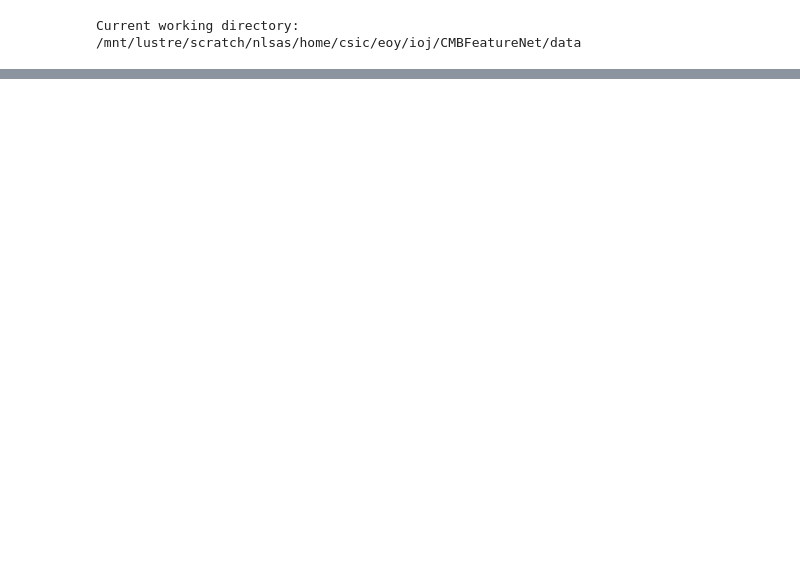
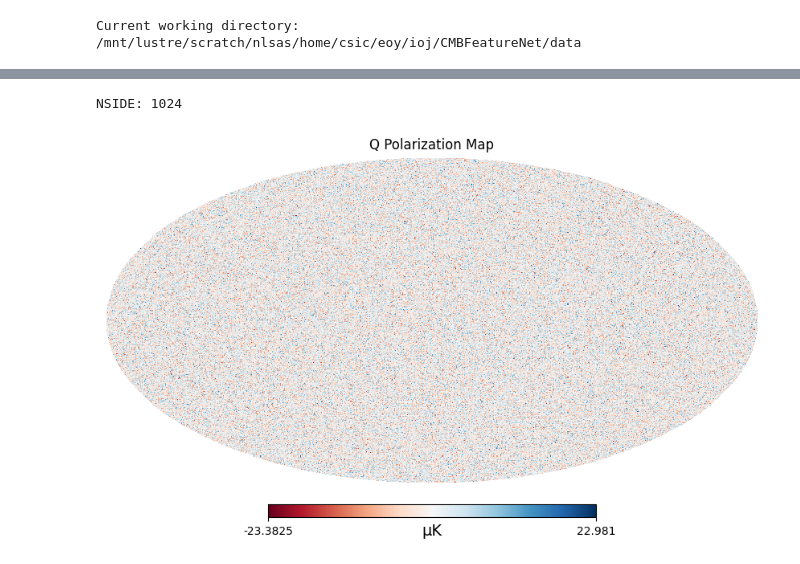
Before and after one commit to SkyExplain/SkySimulation, a Jupyter notebook: Notebooks/Loss_info_Cls-maps.ipynb, the cells around one changed output, grey strips where cells are left out. Cells and saved outputs as stored; diff of their text form; code cells hidden in the pictures; blank space fills up the shorter version.

```diff
--- a/Notebooks/Loss_info_Cls-maps.ipynb
+++ b/Notebooks/Loss_info_Cls-maps.ipynb
@@ -75,0 +58,3 @@ FileNotFoundError: ./experimental_data/simulated_ang_power_spectra.csv not found
+# %%
+map_Qpol_data = read_map(test_path + 'cmb_pol_map_Q_0.fits')
+map_Upol_data = read_map(test_path + 'cmb_pol_map_U_0.fits')
@@ -75,0 +76,10 @@ FileNotFoundError: ./experimental_data/simulated_ang_power_spectra.csv not found
+# %%
+#Visualize the Q map
+nside = hp.npix2nside(len(map_Qpol_data))
+print(f"NSIDE: {nside}")
+
+hp.mollview(map_Qpol_data, title="Q Polarization Map", unit="μK", cmap="RdBu")
+plt.show()
+# %% [output]
+NSIDE: 1024
+[figure, added]
```
Also changed, not shown: parts of 13 cells of this notebook.
